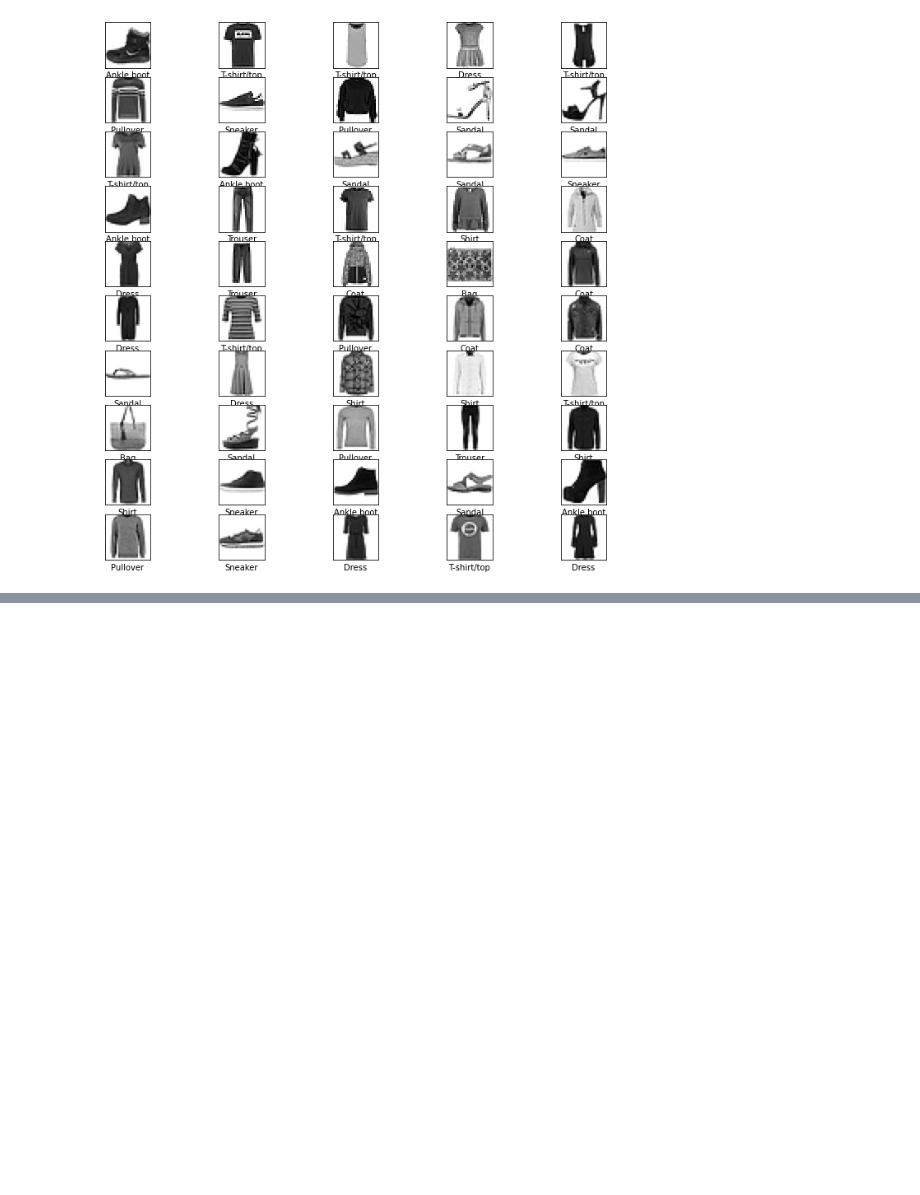
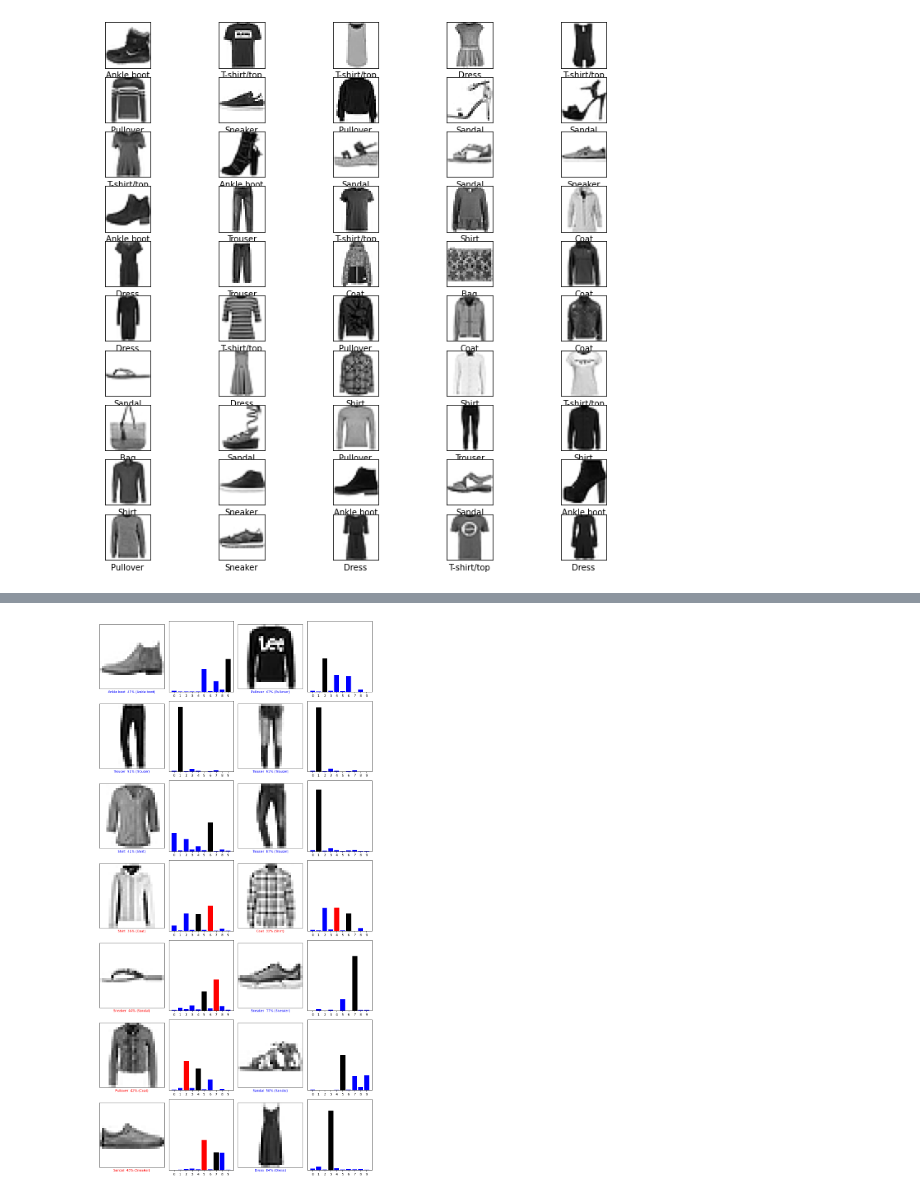
Before and after one commit to aguscura/Python-Deep-Learning, a Jupyter notebook: Fashion_MNIST.ipynb, the cells around one changed output, grey strips where cells are left out. Cells and saved outputs as stored; diff of their text form; code cells hidden in the pictures; blank space fills up the shorter version.

```diff
--- a/Fashion_MNIST.ipynb
+++ b/Fashion_MNIST.ipynb
@@ -126,0 +210,16 @@ Test accuracy:  0.7444999814033508
+# %%
+num_rows = 7
+num_cols = 2
+num_images = num_rows*num_cols # UNA sola imagen se compone de los 2 graficos. El de la ropa y el de barras.
+
+plt.figure(figsize=(12,24))
+for i in range (num_images):
+  plt.subplot(num_rows, num_cols*2, 2*i+1)
+  plot_image(i,predictions,test_labels, test_images)
+  plt.subplot(num_rows, num_cols*2, 2*i+2)
+  plot_value_array(i, predictions, test_labels)
+
+plt.tight_layout()
+plt.show()
+# %% [output]
+[figure, added]
```
Also changed, not shown: parts of 8 cells of this notebook.
